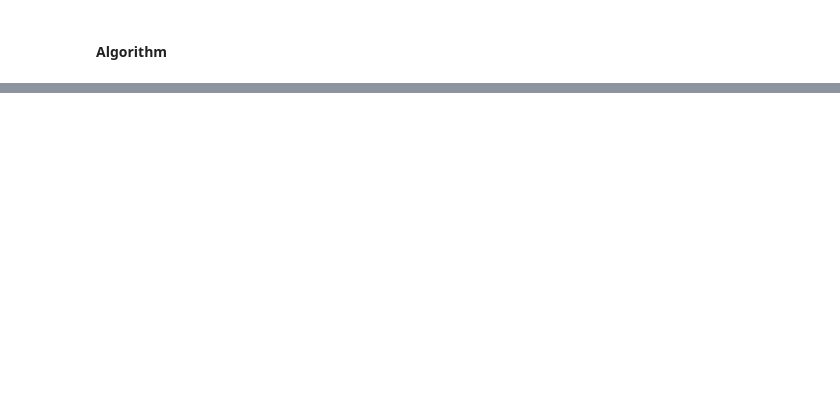
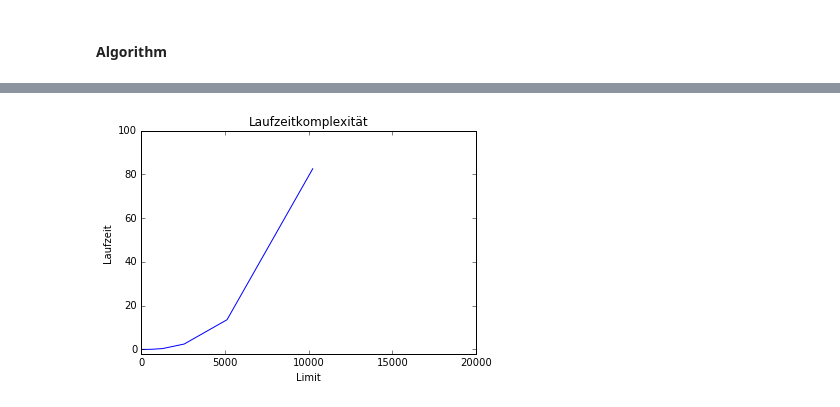
Before and after one commit to reinka/epi, a Jupyter notebook: Blatt 9/Aufgabe 3 - Sieve of Eratosthenes.ipynb, the cells around one changed output, grey strips where cells are left out. Saved outputs shown, nothing was run; the diff lists cells and outputs as text; code cells hidden in the pictures; blank space fills up the shorter version.

```diff
--- a/Blatt 9/Aufgabe 3 - Sieve of Eratosthenes.ipynb
+++ b/Blatt 9/Aufgabe 3 - Sieve of Eratosthenes.ipynb
@@ -41,0 +126,10 @@ Choose n:50
+# %%
+plt.plot(x, y)
+plt.xlim(0, 20000)
+plt.ylim(-2, 100)
+plt.ylabel('Laufzeit')
+plt.xlabel('Limit')
+plt.title('Laufzeitkomplexität')
+plt.show()
+# %% [output]
+[figure, added]
```
Also changed, not shown: parts of 4 cells of this notebook.
